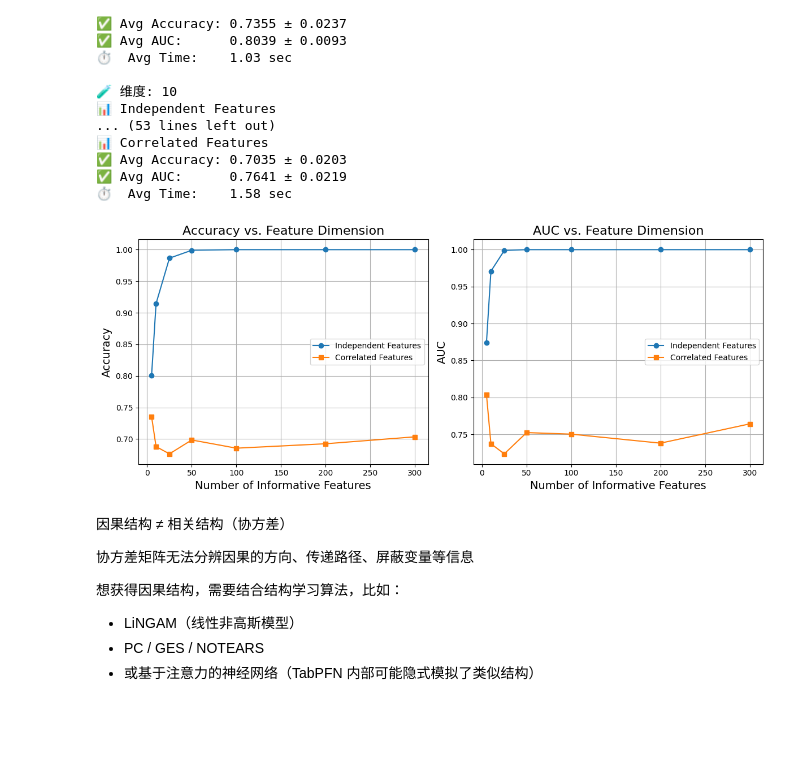
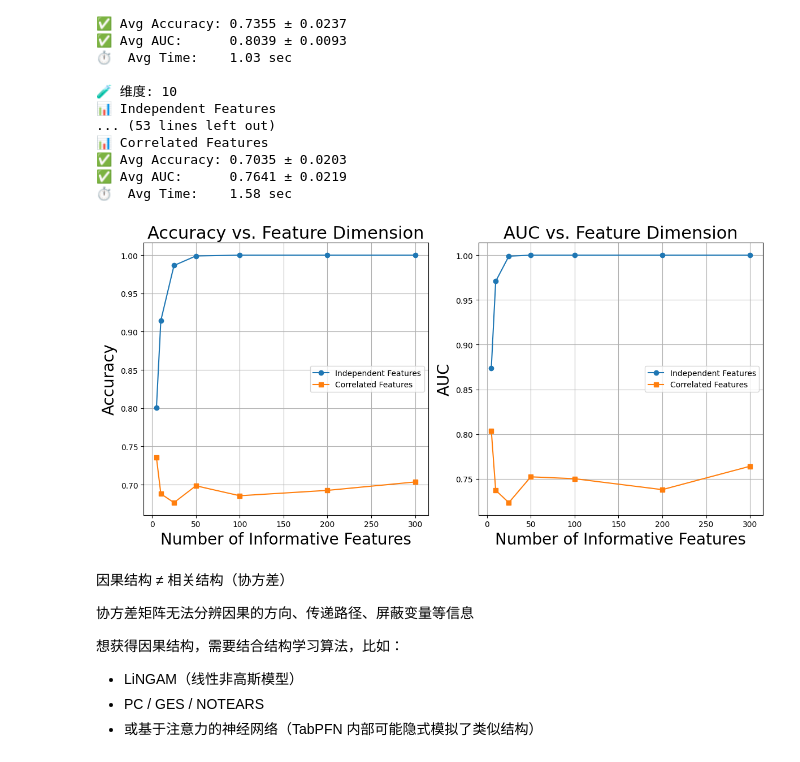
Before and after one commit to SavannahSun/Tab_TEST, a Jupyter notebook: causual.ipynb, the cells around one changed output. Drawn from its saved outputs; the diff is of its cells as text; code cells hidden in the pictures; blank space fills up the shorter version.

```diff
--- a/causual.ipynb
+++ b/causual.ipynb
@@ -652,41 +652,41 @@ plt.style.use("default")
 # 维度
 dims = [5, 10, 25, 50, 100, 200, 300]
 
 # Accuracy
 acc_indep = [0.8005, 0.9145, 0.9865, 0.9990, 1.0000, 1.0000, 1.0000]
 acc_corr = [0.7355, 0.6880, 0.6765, 0.6985, 0.6855, 0.6925, 0.7035]
 
 # AUC
 auc_indep = [0.8740, 0.9708, 0.9989, 1.0000, 1.0000, 1.0000, 1.0000]
 auc_corr = [0.8039, 0.7372, 0.7235, 0.7523, 0.7502, 0.7380, 0.7641]
 
 # 绘图
-plt.figure(figsize=(12, 5))
+plt.figure(figsize=(12, 6))
 
 # Accuracy 曲线
 plt.subplot(1, 2, 1)
 plt.plot(dims, acc_indep, marker='o', label='Independent Features')
 plt.plot(dims, acc_corr, marker='s', label='Correlated Features')
-plt.xlabel("Number of Informative Features", fontsize=14)
-plt.ylabel("Accuracy", fontsize=14)
-plt.title("Accuracy vs. Feature Dimension", fontsize=16)
+plt.xlabel("Number of Informative Features", fontsize=20)
+plt.ylabel("Accuracy", fontsize=20)
+plt.title("Accuracy vs. Feature Dimension", fontsize=22)
 plt.legend()
 plt.grid(True)
 
 # AUC 曲线
 plt.subplot(1, 2, 2)
 plt.plot(dims, auc_indep, marker='o', label='Independent Features')
 plt.plot(dims, auc_corr, marker='s', label='Correlated Features')
-plt.xlabel("Number of Informative Features", fontsize=14)
-plt.ylabel("AUC", fontsize=14)
-plt.title("AUC vs. Feature Dimension", fontsize=16)
+plt.xlabel("Number of Informative Features", fontsize=20)
+plt.ylabel("AUC", fontsize=20)
+plt.title("AUC vs. Feature Dimension", fontsize=22)
 plt.legend()
 plt.grid(True)
 
 plt.tight_layout()
 plt.show()
 # %% [output]
-[figure, old version]
+[figure, new version]
 # %% [markdown]
 因果结构 ≠ 相关结构（协方差）
 
```
Also changed, not shown: parts of 5 cells of this notebook, 16 other files.
